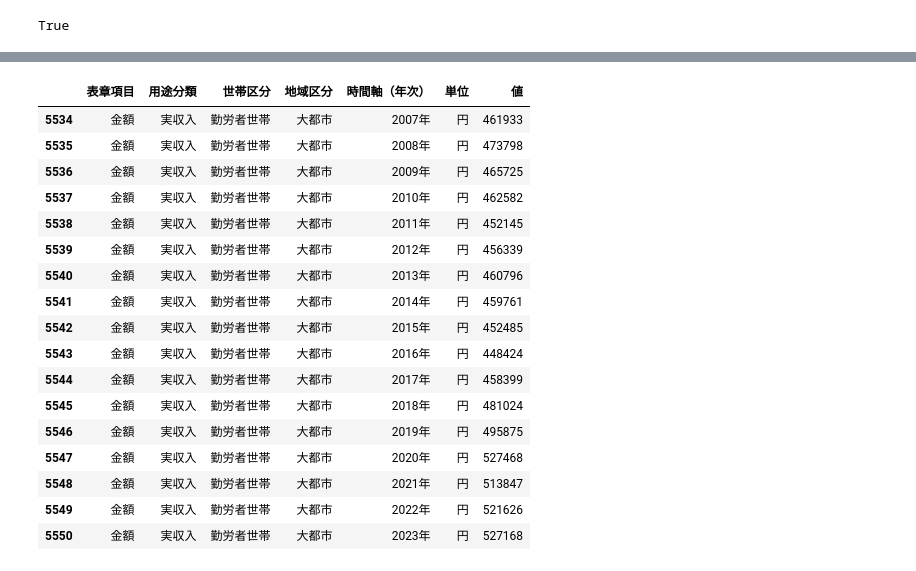
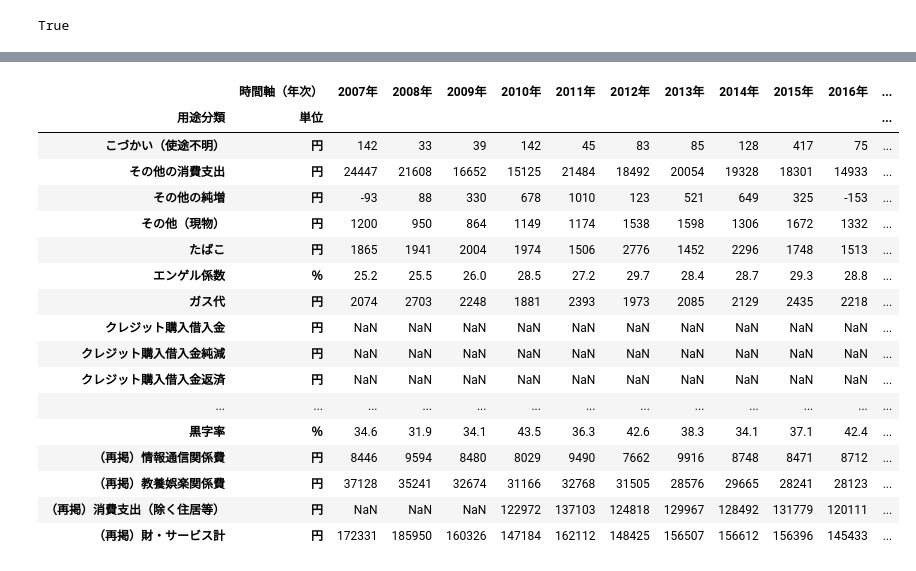
Before and after one commit to yoichiojima-2/estate-go-jp, a Jupyter notebook: estats_go_jp/dev.ipynb, the cells around one changed output, grey strips where cells are left out. Saved outputs shown, nothing was run; the diff lists cells and outputs as text; code cells hidden in the pictures.

Commit message:
make table

```diff
--- a/estats_go_jp/dev.ipynb
+++ b/estats_go_jp/dev.ipynb
@@ -2,6 +10,9 @@
 from household import Household
 from pprint import pprint
 from dotenv import load_dotenv
+# %%
+pd.options.display.max_columns = 500
+pd.options.display.max_rows = 500
 # %%
 load_dotenv()
 # %% [output]
@@ -93,24 +72,25 @@ df = hh.dataframe()
-# %%
-(
-    df[df["用途分類"] == "実収入"]
-    [df["地域区分"] == "大都市"]
-)
-# %% [output]
-|  | 表章項目 | 用途分類 | 世帯区分 | 地域区分 | 時間軸（年次） | 単位 | 値 |
-| 5534 | 金額 | 実収入 | 勤労者世帯 | 大都市 | 2007年 | 円 | 461933 |
-| 5535 | 金額 | 実収入 | 勤労者世帯 | 大都市 | 2008年 | 円 | 473798 |
-| 5536 | 金額 | 実収入 | 勤労者世帯 | 大都市 | 2009年 | 円 | 465725 |
-| 5537 | 金額 | 実収入 | 勤労者世帯 | 大都市 | 2010年 | 円 | 462582 |
-| 5538 | 金額 | 実収入 | 勤労者世帯 | 大都市 | 2011年 | 円 | 452145 |
-| 5539 | 金額 | 実収入 | 勤労者世帯 | 大都市 | 2012年 | 円 | 456339 |
-| 5540 | 金額 | 実収入 | 勤労者世帯 | 大都市 | 2013年 | 円 | 460796 |
-| 5541 | 金額 | 実収入 | 勤労者世帯 | 大都市 | 2014年 | 円 | 459761 |
-| 5542 | 金額 | 実収入 | 勤労者世帯 | 大都市 | 2015年 | 円 | 452485 |
-| 5543 | 金額 | 実収入 | 勤労者世帯 | 大都市 | 2016年 | 円 | 448424 |
-| 5544 | 金額 | 実収入 | 勤労者世帯 | 大都市 | 2017年 | 円 | 458399 |
-| 5545 | 金額 | 実収入 | 勤労者世帯 | 大都市 | 2018年 | 円 | 481024 |
-| 5546 | 金額 | 実収入 | 勤労者世帯 | 大都市 | 2019年 | 円 | 495875 |
-| 5547 | 金額 | 実収入 | 勤労者世帯 | 大都市 | 2020年 | 円 | 527468 |
-| 5548 | 金額 | 実収入 | 勤労者世帯 | 大都市 | 2021年 | 円 | 513847 |
-| 5549 | 金額 | 実収入 | 勤労者世帯 | 大都市 | 2022年 | 円 | 521626 |
-| 5550 | 金額 | 実収入 | 勤労者世帯 | 大都市 | 2023年 | 円 | 527168 |
+# %%
+is_young = df["世帯主の年齢階級"] == "34歳以下"
+is_male = df["性別"] == "男"
+is_working = df["世帯区分"] == "（単身）勤労者世帯"
+
+df[is_young & is_male & is_working].pivot(index = ["用途分類", "単位"], columns = "時間軸（年次）", values = "値")
+# %% [output]
+|  | 時間軸（年次） | 2007年 | 2008年 | 2009年 | 2010年 | 2011年 | 2012年 | 2013年 | 2014年 | 2015年 | 2016年 | ... |
+| 用途分類 | 単位 |  |  |  |  |  |  |  |  |  |  | ... |
+| こづかい（使途不明） | 円 | 142 | 33 | 39 | 142 | 45 | 83 | 85 | 128 | 417 | 75 | ... |
+| その他の消費支出 | 円 | 24447 | 21608 | 16652 | 15125 | 21484 | 18492 | 20054 | 19328 | 18301 | 14933 | ... |
+| その他の純増 | 円 | -93 | 88 | 330 | 678 | 1010 | 123 | 521 | 649 | 325 | -153 | ... |
+| その他（現物） | 円 | 1200 | 950 | 864 | 1149 | 1174 | 1538 | 1598 | 1306 | 1672 | 1332 | ... |
+| たばこ | 円 | 1865 | 1941 | 2004 | 1974 | 1506 | 2776 | 1452 | 2296 | 1748 | 1513 | ... |
+| エンゲル係数 | ％ | 25.2 | 25.5 | 26.0 | 28.5 | 27.2 | 29.7 | 28.4 | 28.7 | 29.3 | 28.8 | ... |
+| ガス代 | 円 | 2074 | 2703 | 2248 | 1881 | 2393 | 1973 | 2085 | 2129 | 2435 | 2218 | ... |
+| クレジット購入借入金 | 円 | NaN | NaN | NaN | NaN | NaN | NaN | NaN | NaN | NaN | NaN | ... |
+| クレジット購入借入金純減 | 円 | NaN | NaN | NaN | NaN | NaN | NaN | NaN | NaN | NaN | NaN | ... |
+| クレジット購入借入金返済 | 円 | NaN | NaN | NaN | NaN | NaN | NaN | NaN | NaN | NaN | NaN | ... |
+| ... | ... | ... | ... | ... | ... | ... | ... | ... | ... | ... | ... | ... |
+| 黒字率 | ％ | 34.6 | 31.9 | 34.1 | 43.5 | 36.3 | 42.6 | 38.3 | 34.1 | 37.1 | 42.4 | ... |
+| （再掲）情報通信関係費 | 円 | 8446 | 9594 | 8480 | 8029 | 9490 | 7662 | 9916 | 8748 | 8471 | 8712 | ... |
+| （再掲）教養娯楽関係費 | 円 | 37128 | 35241 | 32674 | 31166 | 32768 | 31505 | 28576 | 29665 | 28241 | 28123 | ... |
+| （再掲）消費支出（除く住居等） | 円 | NaN | NaN | NaN | 122972 | 137103 | 124818 | 129967 | 128492 | 131779 | 120111 | ... |
+| （再掲）財・サービス計 | 円 | 172331 | 185950 | 160326 | 147184 | 162112 | 148425 | 156507 | 156612 | 156396 | 145433 | ... |
```
Also changed, not shown: parts of 9 cells of this notebook, 1 other file.
